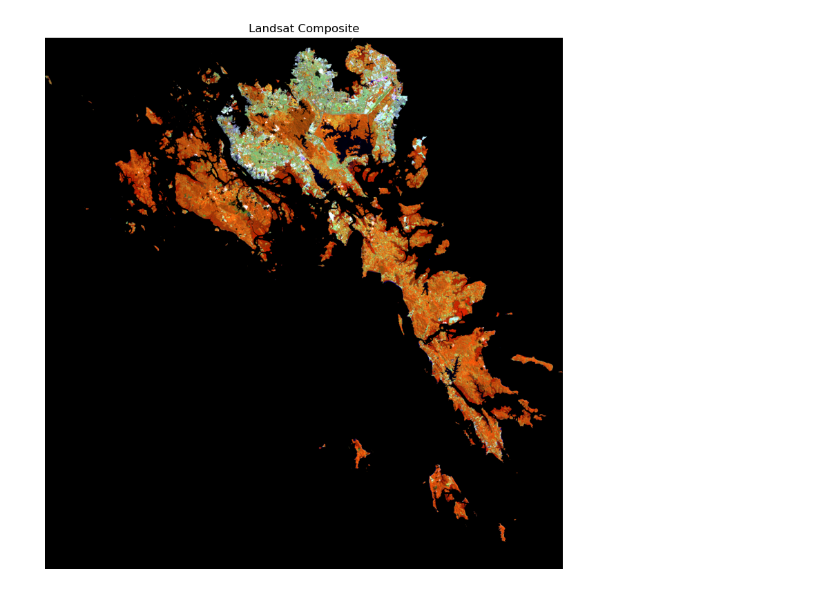
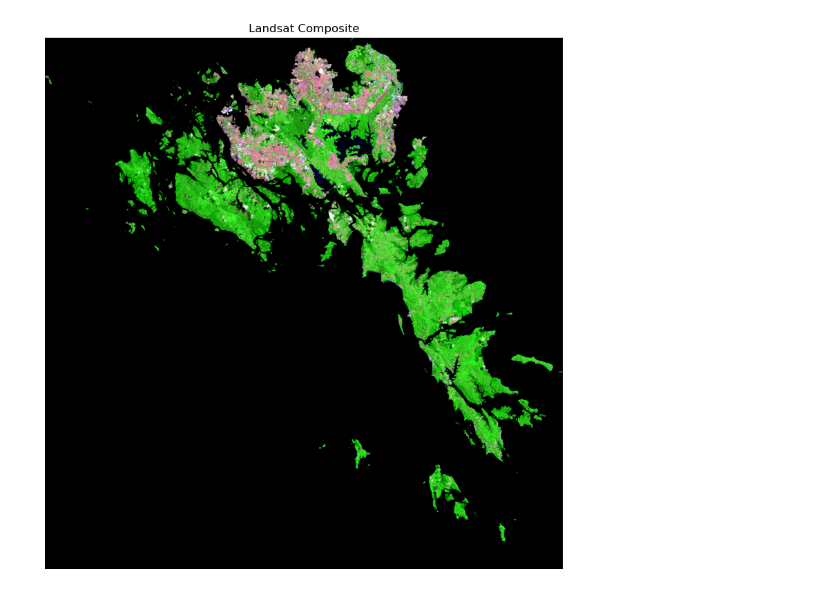
Before and after one commit to tjiongsd/nb_001_batam_atlas, a Jupyter notebook: notebooks/raster_analysis.ipynb, the cells around one changed output. Cells and saved outputs as stored; diff of their text form; code cells hidden in the pictures.

```diff
--- a/notebooks/raster_analysis.ipynb
+++ b/notebooks/raster_analysis.ipynb
@@ -55,33 +55,33 @@ for band in clipped:
         clipped[band].astype("float32")
     )
 
 def stretch(arr):
     valid = arr[arr > 0]
     p2 = np.percentile(valid, 2)
     p98 = np.percentile(valid, 98)
     arr = np.clip(arr, p2, p98)
     arr = (
         arr - p2
     ) / (
         p98 - p2
     )
 
     return arr
 
 #Visulaize
 rgb = np.dstack(
     (
+        stretch(analysis[7]),
         stretch(analysis[5]),
-        stretch(analysis[6]),
-        stretch(analysis[4])
+        stretch(analysis[2])
     )
 )
 
 #plot RGB
 plt.figure(figsize=(10, 10))
 plt.imshow(rgb)
 plt.title('Landsat Composite')
 plt.axis('off')
 plt.show()
 # %% [output]
-[figure, old version]
+[figure, new version]
```
Also changed, not shown: 2 other files.
